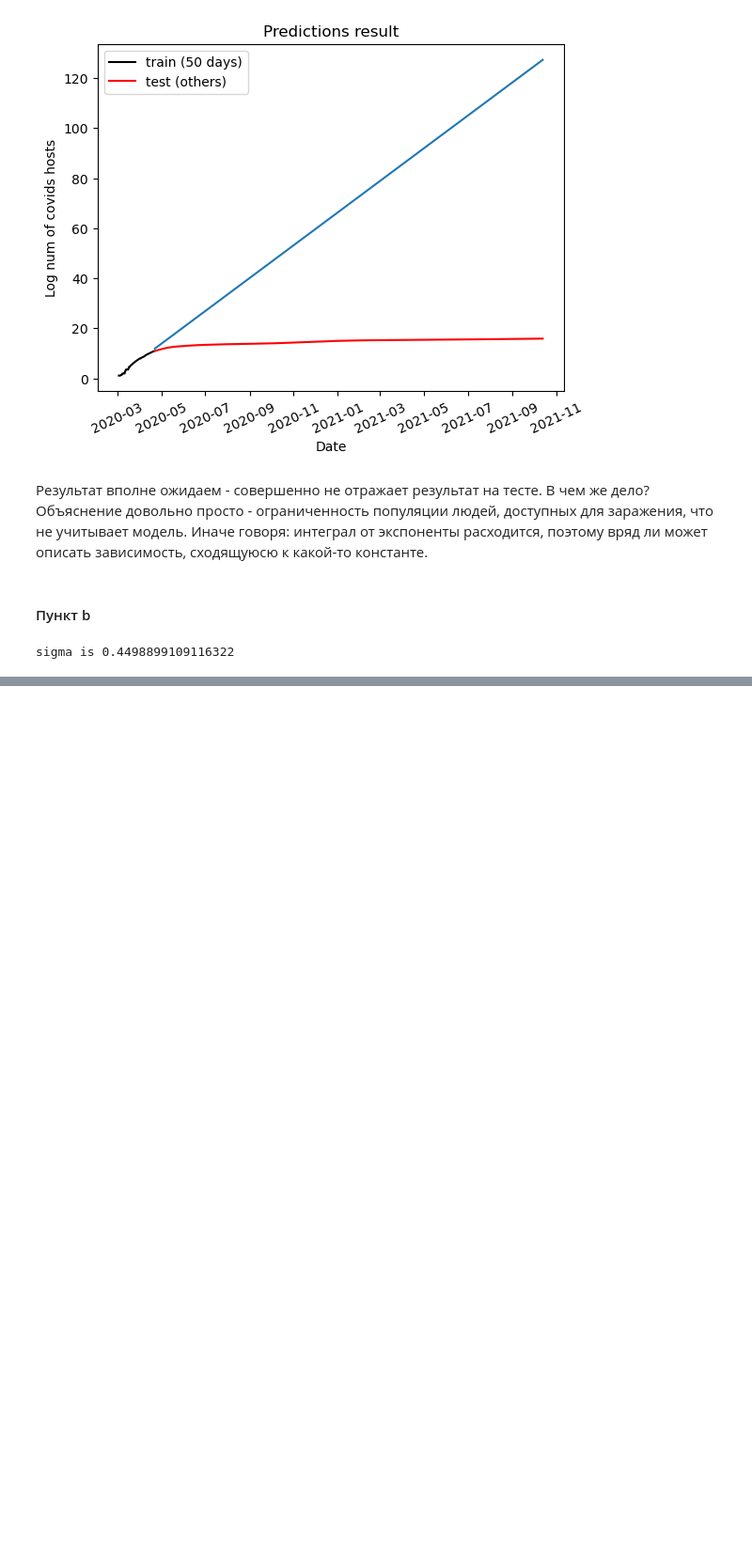
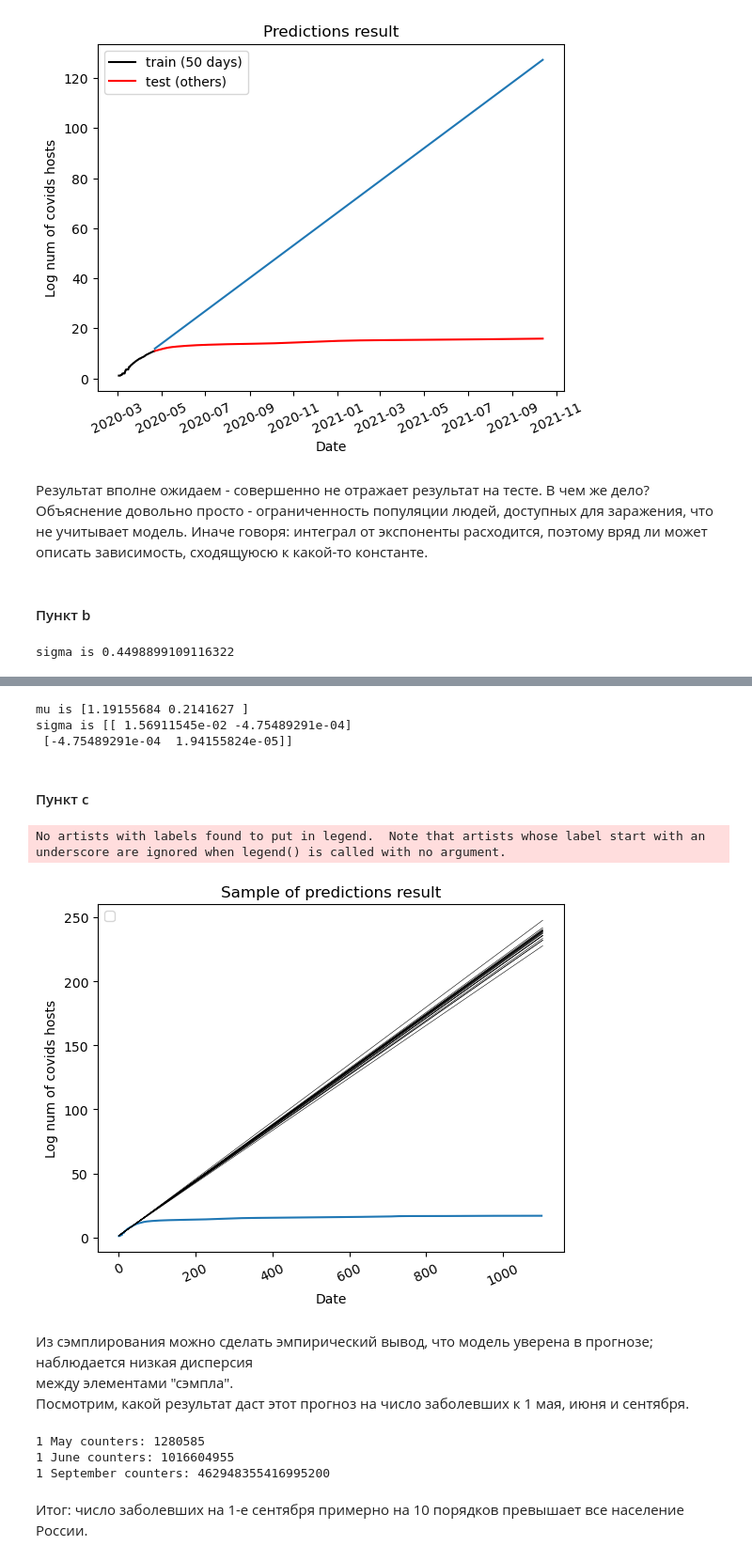
Before and after one commit to Fangerow/bug-free-adventure, a Jupyter notebook: Adv_ml_hw1.ipynb, the cells around one changed output, grey strips where cells are left out. Shown: that part at 94% size. Cells and saved outputs as stored; diff of their text form; code cells hidden in the pictures; blank space fills up the shorter version.

```diff
--- a/Adv_ml_hw1.ipynb
+++ b/Adv_ml_hw1.ipynb
@@ -142,3 +147,5 @@ sigma = np.std(delta_arr)
 print(f'sigma is {sigma}')
 # %% [output]
 sigma is 0.4498899109116322
+# %%
+cur_mu, cur_sigma = np.array([0, 0]), 10*np.array([[1, 0], [0, 1]])
@@ -144,0 +154,72 @@ sigma is 0.4498899109116322
+# %%
+def bayesian_update(mu, sigma, x, y, sigma_noise=.25):
+    x_matrix = np.array([[1, x]])
+    sigma_n = np.linalg.inv(np.linalg.inv(sigma)+ (1 / (sigma_noise ** 2)) * np.matmul(np.transpose(x_matrix), x_matrix) )
+    mu_n = np.matmul(sigma_n, np.matmul(np.linalg.inv(sigma), np.transpose(mu)) + (1 / (sigma_noise ** 2)) * np.matmul(np.transpose(x_matrix), np.array([y]) ) )
+    return mu_n, sigma_n
+# %%
+for i in range(train.shape[0]):
+    cur_mu, cur_sigma = bayesian_update(cur_mu, cur_sigma,
+                                        i, np.log(train.iloc[i]['total_cases']),
+                                        sigma_noise=sigma)
+# %%
+print(f"mu is {cur_mu}")
+print(f"sigma is {cur_sigma}")
+# %% [output]
+mu is [1.19155684 0.2141627 ]
+sigma is [[ 1.56911545e-02 -4.75489291e-04]
+ [-4.75489291e-04  1.94155824e-05]]
+# %% [markdown]
+#### Пункт с
+# %%
+def myplot_sample_lines(mu, sigma, xs, n=20, points=None):
+    # Посэмплируем и порисуем прямые
+    my_w = np.random.multivariate_normal(mu, sigma, n)
+    for w in my_w:
+        plt.plot(xs, w[0] + w[1]*xs, 'k-', lw=.4)
+
+    if not points is None:
+        plt.scatter(points[0], points[1], marker='*', s=200)
+# %%
+figsize = (18, 12)
+legend_fontsize = 10
+axis_fontsize = 16
+x_all = np.arange(1, russian_covid_act.shape[0] + 1).reshape(-1, 1)
+y_all = russian_covid_act['total_cases'].values.reshape(-1, 1)
+
+
+plt.plot(x_all, np.log(y_all))
+plt.xticks(rotation=25)
+plt.xlabel("Date")
+plt.ylabel('Log num of covids hosts')
+plt.title('Sample of predictions result')
+plt.legend(loc="upper left", fontsize=legend_fontsize)
+
+myplot_sample_lines(cur_mu, cur_sigma, x_all)
+# %% [output]
+No artists with labels found to put in legend.  Note that artists whose label start with an underscore are ignored when legend() is called with no argument.
+[figure, added]
+# %% [markdown]
+Из сэмплирования можно сделать эмпирический вывод, что модель уверена в прогнозе; наблюдается низкая дисперсия
+между элементами "сэмпла".
+Посмотрим, какой результат даст этот прогноз на число заболевших к 1 мая, июня и сентября.
+# %%
+to_may = 59
+to_june = 90
+to_september = 182
+
+sample_exponents = []
+my_w = np.random.multivariate_normal(cur_mu, cur_sigma, 1000)
+for w in my_w:
+    sample_exponents.append(np.exp(w[0] + w[1] * x_all))
+sample_exponents = np.array(sample_exponents)
+
+print(f"1 May counters: {int(sample_exponents.mean(axis=0)[to_may][0])}")
+print(f"1 June counters: {int(sample_exponents.mean(axis=0)[to_june][0])}")
+print(f"1 September counters: {int(sample_exponents.mean(axis=0)[to_september][0])}")
+# %% [output]
+1 May counters: 1280585
+1 June counters: 1016604955
+1 September counters: 462948355416995200
+# %% [markdown]
+Итог: число заболевших на 1-е сентября примерно на 10 порядков превышает все население России.
```
Also changed, not shown: parts of 23 cells of this notebook.
